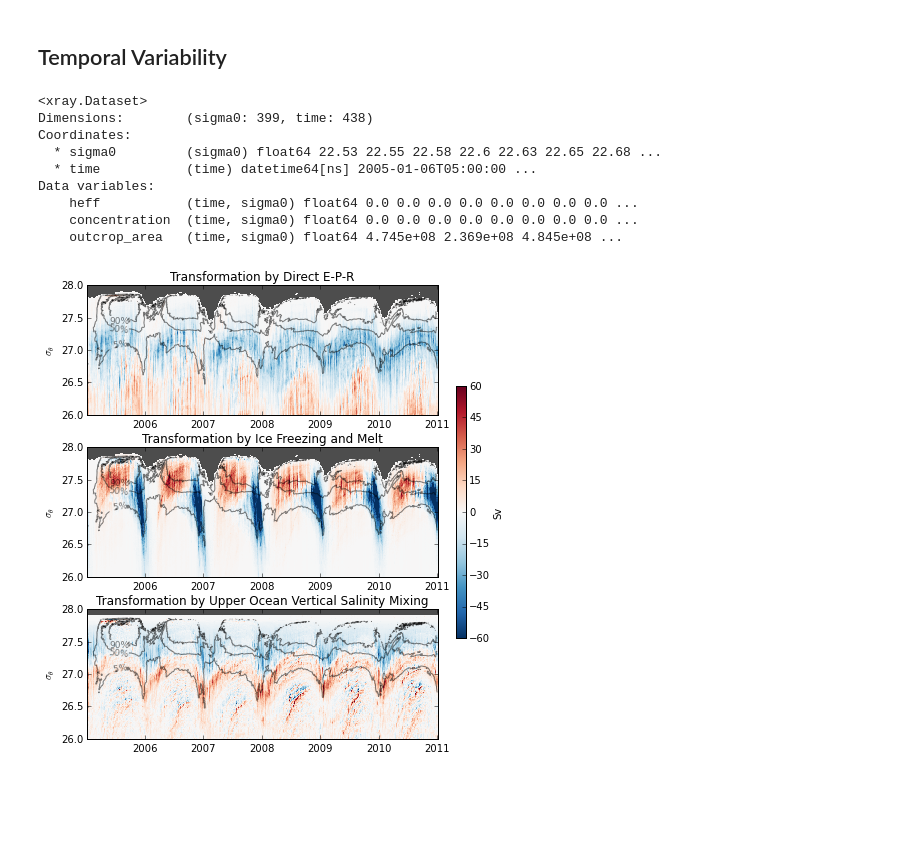
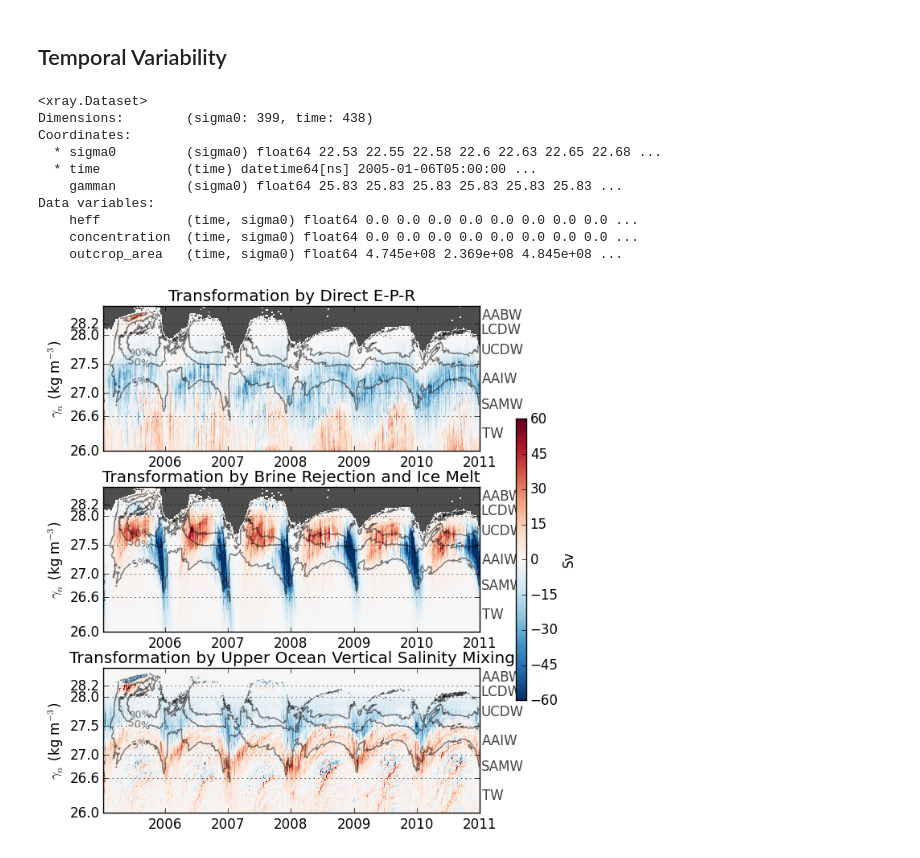
Before and after one commit to dhruvbalwada/watermass, a Jupyter notebook: SOSE_layers_analysis/plot_transformation.ipynb, the cells around one changed output. Drawn from its saved outputs; the diff is of its cells as text; code cells hidden in the pictures; blank space fills up the shorter version.

```diff
--- a/SOSE_layers_analysis/plot_transformation.ipynb
+++ b/SOSE_layers_analysis/plot_transformation.ipynb
@@ -41,0 +25,6 @@ Data variables:
+# %%
+# there are two treatments of the heat flux
+# one (ds.heat_flux) does not properly account for shortwave penetration
+# drop it and replace with the correct version
+ds = ds.drop('heat_flux')
+ds['heat_flux'] = ds.heat_surfflux + ds.heat_sw
@@ -112,7 +135,7 @@ wmt_sm = wmt_sm.swap_dims({'sigma0': 'gamman'})
 wmass_names_sig0 = {'T/MW': 26.0, 'AAIW': 27.0, 'UCDW': 27.55, 'LCDW': 27.72, 'AABW': 27.82}
 
 wmass_names_gam = ['TW', 'SAMW', 'AAIW', 'UCDW', 'LCDW', 'AABW']
-wmass_vals_gam =[26.0,26.6,27.0,27.5,28.0,28.2,29]
+wmass_vals_gam =[26.0,26.6,27.0,27.5,28.0,28.2,28.5]
 
 #wmass_boundaries = [('T/MW', (26.0,27.0)), ('AAIW', (27.0,27.55)),
 #                    ('UCDW', (27.55,27.72)), ('LCDW', (27.72, 27.82)),
@@ -280,19 +358,25 @@ ax.set_ylim([-100,100])
 ## Temporal Variability ##
 # %%
 ds_ice = xray.open_dataset('../data/ice_in_rho_space.nc')
-ds_ice
+ds_ice['gamman'] = ds.gamman
+ds_ice.set_coords('gamman', inplace=True)
 # %% [output]
 <xray.Dataset>
 Dimensions:        (sigma0: 399, time: 438)
 Coordinates:
   * sigma0         (sigma0) float64 22.53 22.55 22.58 22.6 22.63 22.65 22.68 ...
   * time           (time) datetime64[ns] 2005-01-06T05:00:00 ...
+    gamman         (sigma0) float64 25.83 25.83 25.83 25.83 25.83 25.83 ...
 Data variables:
     heff           (time, sigma0) float64 0.0 0.0 0.0 0.0 0.0 0.0 0.0 0.0 ...
     concentration  (time, sigma0) float64 0.0 0.0 0.0 0.0 0.0 0.0 0.0 0.0 ...
     outcrop_area   (time, sigma0) float64 4.745e+08 2.369e+08 4.845e+08 ...
+# %%
+ds_ice = ds_ice.swap_dims({'sigma0': 'gamman'})
+ds_gam = ds.swap_dims({'sigma0': 'gamman'})
 # %%
 show_heat = False
+ds_plt = ds_gam
 
 if show_heat:
     nrows=4
@@ -301,50 +385,73 @@ else:
     nrows=3
     hspace=0.25
 
+plt.rcParams['legend.handlelength'] = 3
+plt.rcParams['legend.fontsize'] = 7
+plt.rcParams['lines.linewidth'] = 1.5
+plt.rcParams['font.size'] = 8
+
 fig, axes = plt.subplots(nrows=nrows, subplot_kw={'axisbg': '0.3'}, figsize=(6.5,7.))
 
 mask = (ds_ice.outcrop_area>1e9)
 
-plt.subplots_adjust(left=0.1, bottom=0.05, right=0.85, top=0.95, hspace=hspace)
-plot_kwargs = dict(vmin=-60, vmax=60, add_colorbar=False, rasterized=True)
+plt.subplots_adjust(left=0.1, bottom=0.05, right=0.82, top=0.95, hspace=hspace)
+plot_kwargs = dict(vmin=-60, vmax=60, cmap='RdBu_r',
+                   add_colorbar=False, rasterized=True)
 
 
 Tlab = pd.to_datetime(ds.time[40].data).toordinal()
 
 ### Atm to Ocean ###
-(ds.salt_AO.where(mask).T/1e6).plot(ax=axes[0], **plot_kwargs)
+(ds_plt.salt_AO.where(mask).T).plot(ax=axes[0], **plot_kwargs)
 ### Ice to Ocean ###
-(ds.salt_IO.where(mask).T/1e6).plot(ax=axes[1], **plot_kwargs)
+(ds_plt.salt_IO.where(mask).T).plot(ax=axes[1], **plot_kwargs)
 ### Heat Flux ###
 if show_heat:
-    heat = (ds.heat_surfflux + ds.heat_sw)
-    (heat.where(mask).T/1e6).plot(ax=axes[2], **plot_kwargs)
+    (ds_plt.heat_flux.where(mask).T).plot(ax=axes[2], **plot_kwargs)
 ### Mixing
-pc = ((ds.salt_vdiff + ds.salt_kpp).T/1e6).plot(ax=axes[nrows-1], **plot_kwargs)
+pc = ((ds_plt.salt_vdiff + ds_plt.salt_kpp).T).plot(ax=axes[nrows-1], **plot_kwargs)
 
 for ax in axes:
     c = (ds_ice.concentration.where(mask).T*100).plot.contour(ax=ax,
                 levels=[5,50,90], colors='k', linewidth=0.25, alpha=0.5,
                 add_colorbar=False)
-    plt.clabel(c, fmt='%2.0f%%', manual=[(Tlab, 27.1),(Tlab, 27.3),(Tlab, 27.5)],
+    plt.clabel(c, fmt='%2.0f%%', manual=[(Tlab, 27.2),(Tlab, 27.6),(Tlab, 27.8)],
           fontsize=9, inline_spacing=3)
-    ax.set_ylim([26.0,28])
-    ax.set_ylabel(r'$\sigma_\theta$')
+    #ax.set_ylim([26.0,28])
+    ax.set_yticks(np.arange(26,28.51,0.2))
+    ax.set_ylim([26,28.5])
+    #ax.set_ylabel(r'$\sigma_\theta$')
+    ax.set_ylabel(r'$\gamma_n$ (kg m$^{-3}$)')
     ax.set_xlabel('')
 
+    #ax.set_xticks(coord_ticks, minor=False);
+    ax.set_yticks(wmass_vals_gam[:-1]) #, minor=True);
+    #ax.set_yticks([0], minor=True)
+
+    ax.grid()
+    ax.yaxis.grid(True)
+    ax.xaxis.grid(False)
+
+    for n, (name, dlow, dhigh) in enumerate(zip(
+            wmass_names_gam, wmass_vals_gam[:-1], wmass_vals_gam[1:])):
+        xmax = ax.get_xlim()[-1]+15
+        ax.text(xmax, (dlow+dhigh)/2, name, color='0.25',
+                ha='left', va='center', rotation='horizontal')
+
+
 axes[0].set_title('Transformation by Direct E-P-R')
-axes[1].set_title('Transformation by Ice Freezing and Melt')
+axes[1].set_title('Transformation by Brine Rejection and Ice Melt')
 if show_heat:
     axes[2].set_title('Transformation by Surface Heat Flux')
 axes[nrows-1].set_title('Transformation by Upper Ocean Vertical Salinity Mixing')
 
 cbax = fig.add_axes([0.89,0.25,0.02,0.5])
 cb = plt.colorbar(pc, cax=cbax)
 cb.set_label('Sv')
 
 if show_heat:
-    fig.savefig('../figures_ice_moc/fw_transformation_timeseries_with_heat.pdf')
+    fig.savefig('../figures_ice_moc/fw_transformation_timeseries_gamma_with_heat.pdf')
 else:
-    fig.savefig('../figures_ice_moc/fw_transformation_timeseries.pdf')
+    fig.savefig('../figures_ice_moc/fw_transformation_timeseries_gamma.pdf')
 # %% [output]
-[figure, old version]
+[figure, new version]
```
Also changed, not shown: parts of 31 cells of this notebook, 8 other files.
